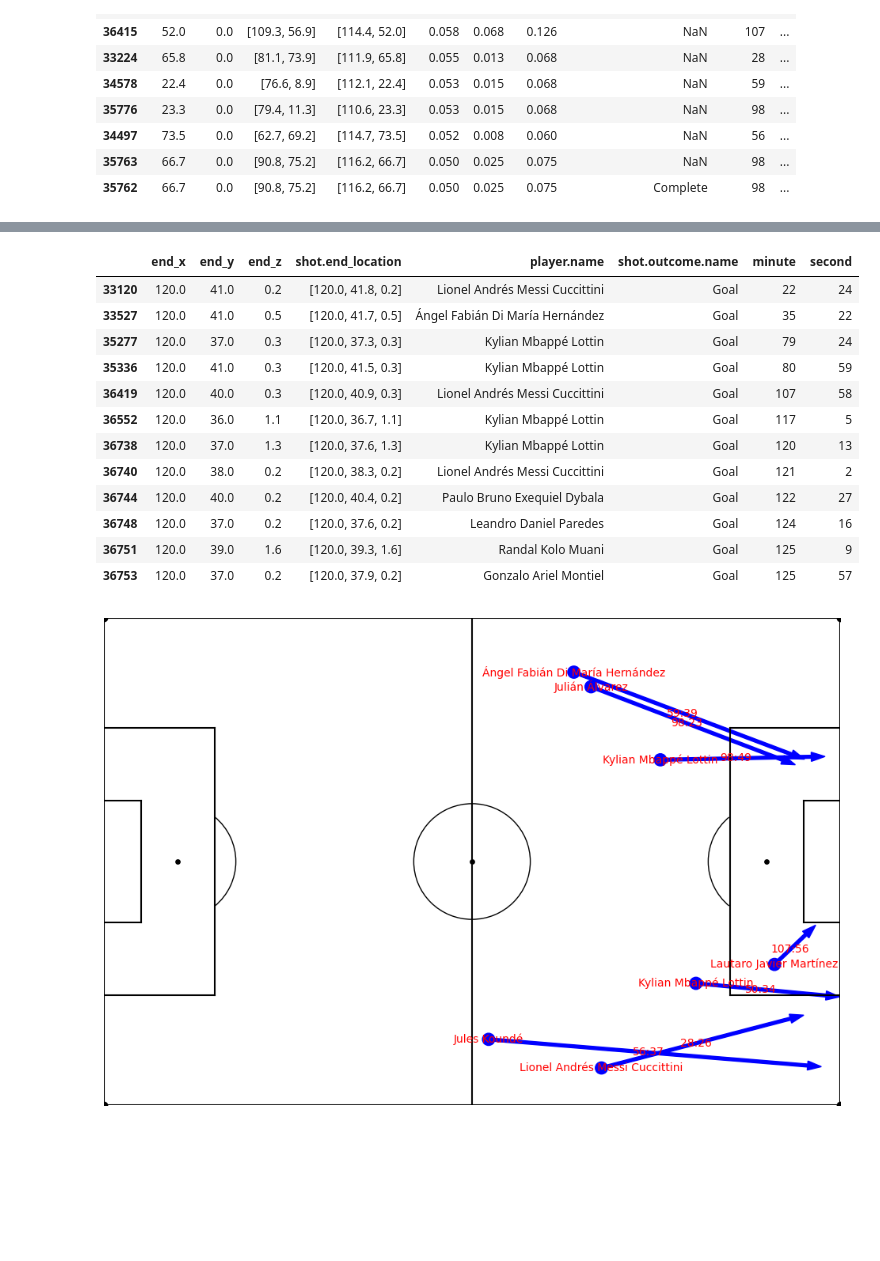
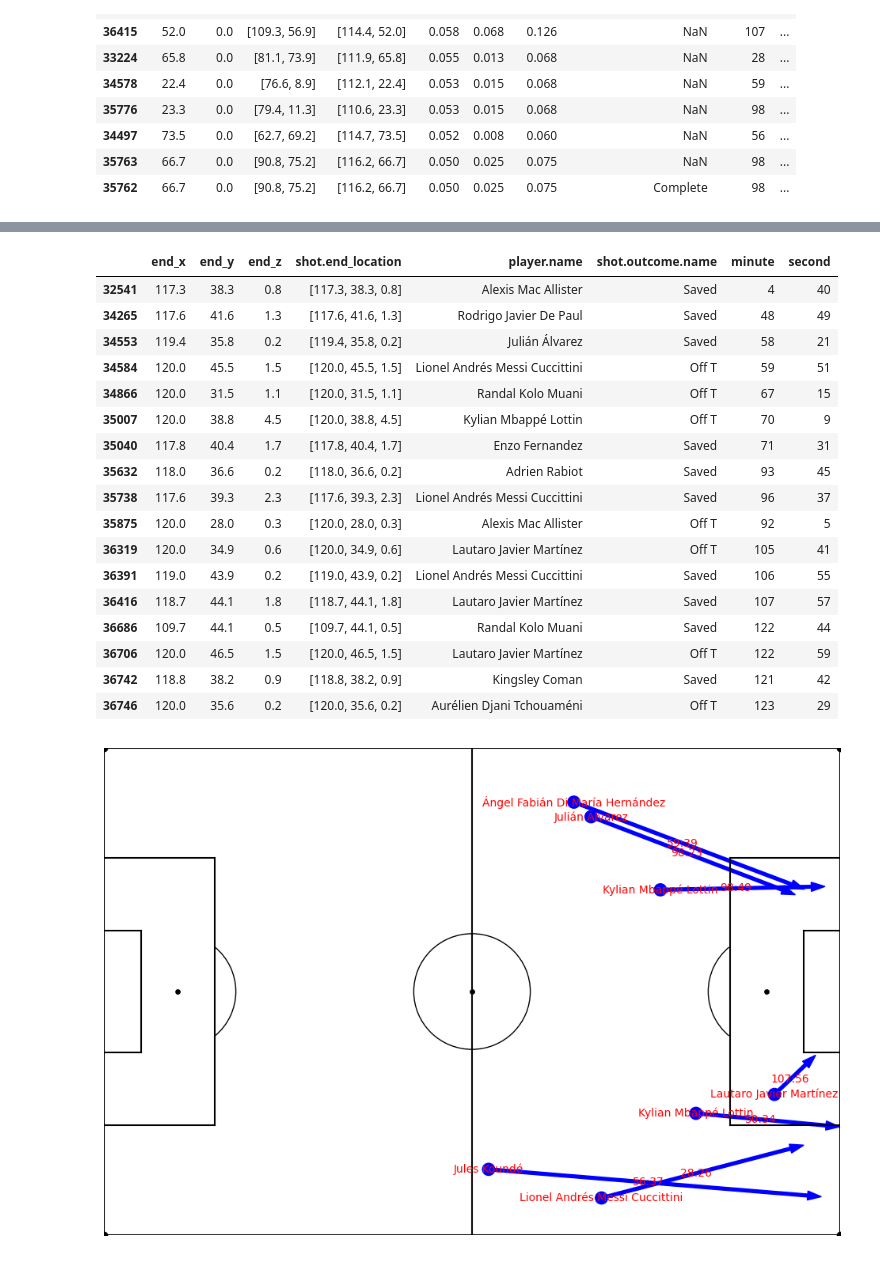
Before and after one commit to tomasnp/Datacamp, a Jupyter notebook: obv.ipynb, the cells around one changed output, grey strips where cells are left out. Cells and saved outputs as stored; diff of their text form; code cells hidden in the pictures; blank space fills up the shorter version.

```diff
--- a/obv.ipynb
+++ b/obv.ipynb
@@ -254,10 +290,19 @@ def get_end_location(row):
     else:
         return None
 
+def remove_brackets(x):
+    if x[-1] == "]":
+        return x[:-1]
+    elif x[0] == "[":
+        return x[1:]
+    else:
+        return x
+
 df['end_location'] = df.apply(get_end_location, axis=1)
-df['end_x'] = df.apply(lambda row: float(row['end_location'].split(",")[0]) if pd.notnull(row['end_location']) else None, axis=1)
-df['end_y'] = df.apply(lambda row: float(row['end_location'].split(",")[1]) if pd.notnull(row['end_location']) else None, axis=1)
-df['end_z'] = df.apply(lambda row: float(row['end_location'].split(",")[-1]) if pd.notnull(row['end_location']) and row['type.name'] == 'Shot' else 0, axis=1)
+df['end_x'] = df.apply(lambda row: float(remove_brackets(row['end_location'].split(",")[0])) if pd.notnull(row['end_location']) else None, axis=1)
+df['end_y'] = df.apply(lambda row: float(remove_brackets(row['end_location'].split(",")[1])) if pd.notnull(row['end_location']) else None, axis=1)
+
+df['end_z'] = df.apply(lambda row: float(remove_brackets(row['end_location'].split(",")[-1])) if pd.notnull(row['end_location']) and row['type.name'] == 'Shot' else 0, axis=1)
 
 
 df['xT.end'] = df.apply(lambda row: map_location_to_xT(row['end_x'], row['end_y'], xT_values) if pd.notnull(row['end_location']) else None, axis=1)
@@ -316,5 +372,7 @@ pos.split(",")[1]
 # %%
 df["diff_xT"] = df["xT.end"] - df["xT"]
+# %%
+df = df[df["type.name"] != "Ball Receipt*"]
 # %%
 # sum of xT for each player
 df.groupby("player.name")["diff_xT"].sum().sort_values(ascending=False)
@@ -411,0 +486,2 @@ for i, shot in best_shots.iterrows():
+# %%
+best_shots = df[(df["type.name"] == "Shot") & (df["end_z"] < 2.44) & (df["shot.outcome.name"] == "Goal") & (df["period"] < 5)]
@@ -412,19 +541,24 @@ for i, shot in best_shots.iterrows():
 # %%
-best_shots[best_shots["shot.outcome.name"] == "Goal"][['end_x','end_y', 'end_z','shot.end_location', 'player.name', 'shot.outcome.name', 'minute', 'second']]
+best_shots[best_shots["shot.outcome.name"] != "Goal"][['end_x','end_y', 'end_z','shot.end_location', 'player.name', 'shot.outcome.name', 'minute', 'second']]
 # %% [output]
 |  | end_x | end_y | end_z | shot.end_location | player.name | shot.outcome.name | minute | second |
-| 33120 | 120.0 | 41.0 | 0.2 | [120.0, 41.8, 0.2] | Lionel Andrés Messi Cuccittini | Goal | 22 | 24 |
-| 33527 | 120.0 | 41.0 | 0.5 | [120.0, 41.7, 0.5] | Ángel Fabián Di María Hernández | Goal | 35 | 22 |
-| 35277 | 120.0 | 37.0 | 0.3 | [120.0, 37.3, 0.3] | Kylian Mbappé Lottin | Goal | 79 | 24 |
-| 35336 | 120.0 | 41.0 | 0.3 | [120.0, 41.5, 0.3] | Kylian Mbappé Lottin | Goal | 80 | 59 |
-| 36419 | 120.0 | 40.0 | 0.3 | [120.0, 40.9, 0.3] | Lionel Andrés Messi Cuccittini | Goal | 107 | 58 |
-| 36552 | 120.0 | 36.0 | 1.1 | [120.0, 36.7, 1.1] | Kylian Mbappé Lottin | Goal | 117 | 5 |
-| 36738 | 120.0 | 37.0 | 1.3 | [120.0, 37.6, 1.3] | Kylian Mbappé Lottin | Goal | 120 | 13 |
-| 36740 | 120.0 | 38.0 | 0.2 | [120.0, 38.3, 0.2] | Lionel Andrés Messi Cuccittini | Goal | 121 | 2 |
-| 36744 | 120.0 | 40.0 | 0.2 | [120.0, 40.4, 0.2] | Paulo Bruno Exequiel Dybala | Goal | 122 | 27 |
-| 36748 | 120.0 | 37.0 | 0.2 | [120.0, 37.6, 0.2] | Leandro Daniel Paredes | Goal | 124 | 16 |
-| 36751 | 120.0 | 39.0 | 1.6 | [120.0, 39.3, 1.6] | Randal Kolo Muani | Goal | 125 | 9 |
-| 36753 | 120.0 | 37.0 | 0.2 | [120.0, 37.9, 0.2] | Gonzalo Ariel Montiel | Goal | 125 | 57 |
+| 32541 | 117.3 | 38.3 | 0.8 | [117.3, 38.3, 0.8] | Alexis Mac Allister | Saved | 4 | 40 |
+| 34265 | 117.6 | 41.6 | 1.3 | [117.6, 41.6, 1.3] | Rodrigo Javier De Paul | Saved | 48 | 49 |
+| 34553 | 119.4 | 35.8 | 0.2 | [119.4, 35.8, 0.2] | Julián Álvarez | Saved | 58 | 21 |
+| 34584 | 120.0 | 45.5 | 1.5 | [120.0, 45.5, 1.5] | Lionel Andrés Messi Cuccittini | Off T | 59 | 51 |
+| 34866 | 120.0 | 31.5 | 1.1 | [120.0, 31.5, 1.1] | Randal Kolo Muani | Off T | 67 | 15 |
+| 35007 | 120.0 | 38.8 | 4.5 | [120.0, 38.8, 4.5] | Kylian Mbappé Lottin | Off T | 70 | 9 |
+| 35040 | 117.8 | 40.4 | 1.7 | [117.8, 40.4, 1.7] | Enzo Fernandez | Saved | 71 | 31 |
+| 35632 | 118.0 | 36.6 | 0.2 | [118.0, 36.6, 0.2] | Adrien Rabiot | Saved | 93 | 45 |
+| 35738 | 117.6 | 39.3 | 2.3 | [117.6, 39.3, 2.3] | Lionel Andrés Messi Cuccittini | Saved | 96 | 37 |
+| 35875 | 120.0 | 28.0 | 0.3 | [120.0, 28.0, 0.3] | Alexis Mac Allister | Off T | 92 | 5 |
+| 36319 | 120.0 | 34.9 | 0.6 | [120.0, 34.9, 0.6] | Lautaro Javier Martínez | Off T | 105 | 41 |
+| 36391 | 119.0 | 43.9 | 0.2 | [119.0, 43.9, 0.2] | Lionel Andrés Messi Cuccittini | Saved | 106 | 55 |
+| 36416 | 118.7 | 44.1 | 1.8 | [118.7, 44.1, 1.8] | Lautaro Javier Martínez | Saved | 107 | 57 |
+| 36686 | 109.7 | 44.1 | 0.5 | [109.7, 44.1, 0.5] | Randal Kolo Muani | Saved | 122 | 44 |
+| 36706 | 120.0 | 46.5 | 1.5 | [120.0, 46.5, 1.5] | Lautaro Javier Martínez | Off T | 122 | 59 |
+| 36742 | 118.8 | 38.2 | 0.9 | [118.8, 38.2, 0.9] | Kingsley Coman | Saved | 121 | 42 |
+| 36746 | 120.0 | 35.6 | 0.2 | [120.0, 35.6, 0.2] | Aurélien Djani Tchouaméni | Off T | 123 | 29 |
 # %%
 #plot the event on the pitch with arrows for the carry from location to end_location
 import matplotlib.pyplot as plt
```
Also changed, not shown: parts of 10 cells of this notebook, 1 other file.
